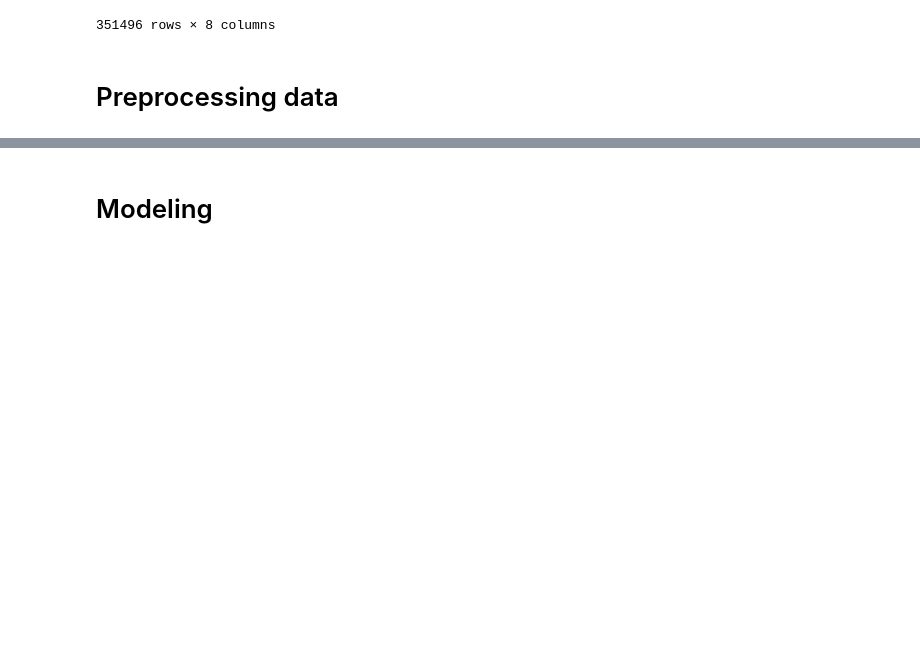
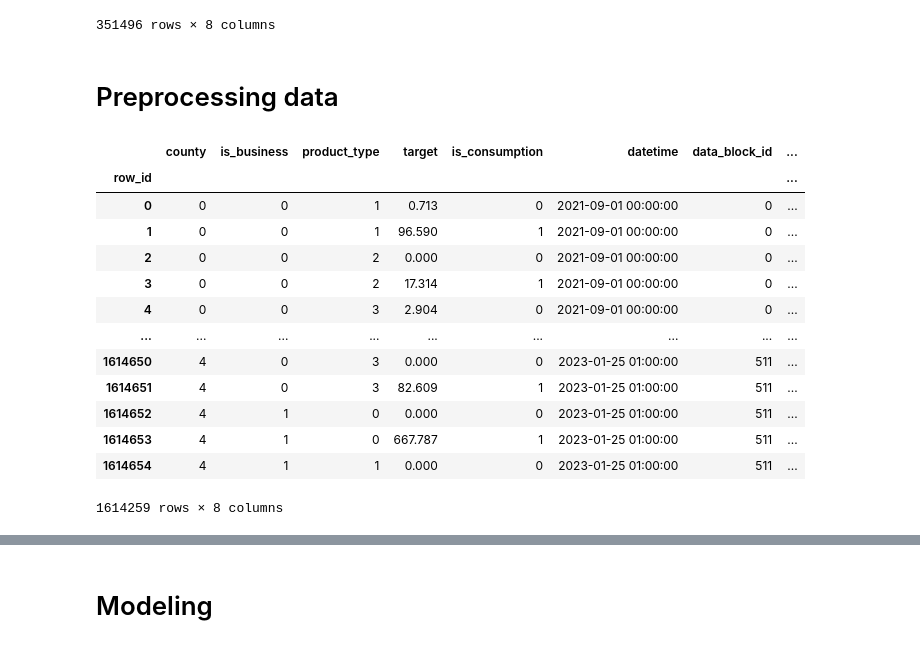
Before and after one commit to AnakinP0/Enefit_Kaggle, a Jupyter notebook: baseline.ipynb, the cells around one changed output, grey strips where cells are left out. Drawn from its saved outputs; the diff is of its cells as text; code cells hidden in the pictures; blank space fills up the shorter version.

```diff
--- a/baseline.ipynb
+++ b/baseline.ipynb
@@ -7,7 +7,7 @@ import numpy as np
 # %% [markdown]
 # Data Loading with some preprocess
 # %%
-train = pd.read_csv("data/origin/train.csv", index_col="row_id")
+train = pd.read_csv("data/origin/train.csv", index_col="row_id").dropna()
 train["datetime"] = pd.to_datetime(train["datetime"])
 train
 # %% [output]
@@ -161,3 +161,27 @@ zero_train
 351496 rows × 8 columns
 # %% [markdown]
 # Preprocessing data
+# %%
+n = train.shape[0]
+test_proportion = 0.2
+threshold = int( (1 - test_proportion) * n )
+train, test = train[:threshold], train[threshold:]
+test = test.rename(columns={'datetime': 'prediction_datetime  ', })
+test["currently_scored"] = False
+# %%
+train
+# %% [output]
+|  | county | is_business | product_type | target | is_consumption | datetime | data_block_id | ... |
+| row_id |  |  |  |  |  |  |  | ... |
+| 0 | 0 | 0 | 1 | 0.713 | 0 | 2021-09-01 00:00:00 | 0 | ... |
+| 1 | 0 | 0 | 1 | 96.590 | 1 | 2021-09-01 00:00:00 | 0 | ... |
+| 2 | 0 | 0 | 2 | 0.000 | 0 | 2021-09-01 00:00:00 | 0 | ... |
+| 3 | 0 | 0 | 2 | 17.314 | 1 | 2021-09-01 00:00:00 | 0 | ... |
+| 4 | 0 | 0 | 3 | 2.904 | 0 | 2021-09-01 00:00:00 | 0 | ... |
+| ... | ... | ... | ... | ... | ... | ... | ... | ... |
+| 1614650 | 4 | 0 | 3 | 0.000 | 0 | 2023-01-25 01:00:00 | 511 | ... |
+| 1614651 | 4 | 0 | 3 | 82.609 | 1 | 2023-01-25 01:00:00 | 511 | ... |
+| 1614652 | 4 | 1 | 0 | 0.000 | 0 | 2023-01-25 01:00:00 | 511 | ... |
+| 1614653 | 4 | 1 | 0 | 667.787 | 1 | 2023-01-25 01:00:00 | 511 | ... |
+| 1614654 | 4 | 1 | 1 | 0.000 | 0 | 2023-01-25 01:00:00 | 511 | ... |
+1614259 rows × 8 columns
```
Also changed, not shown: parts of 14 cells of this notebook.
